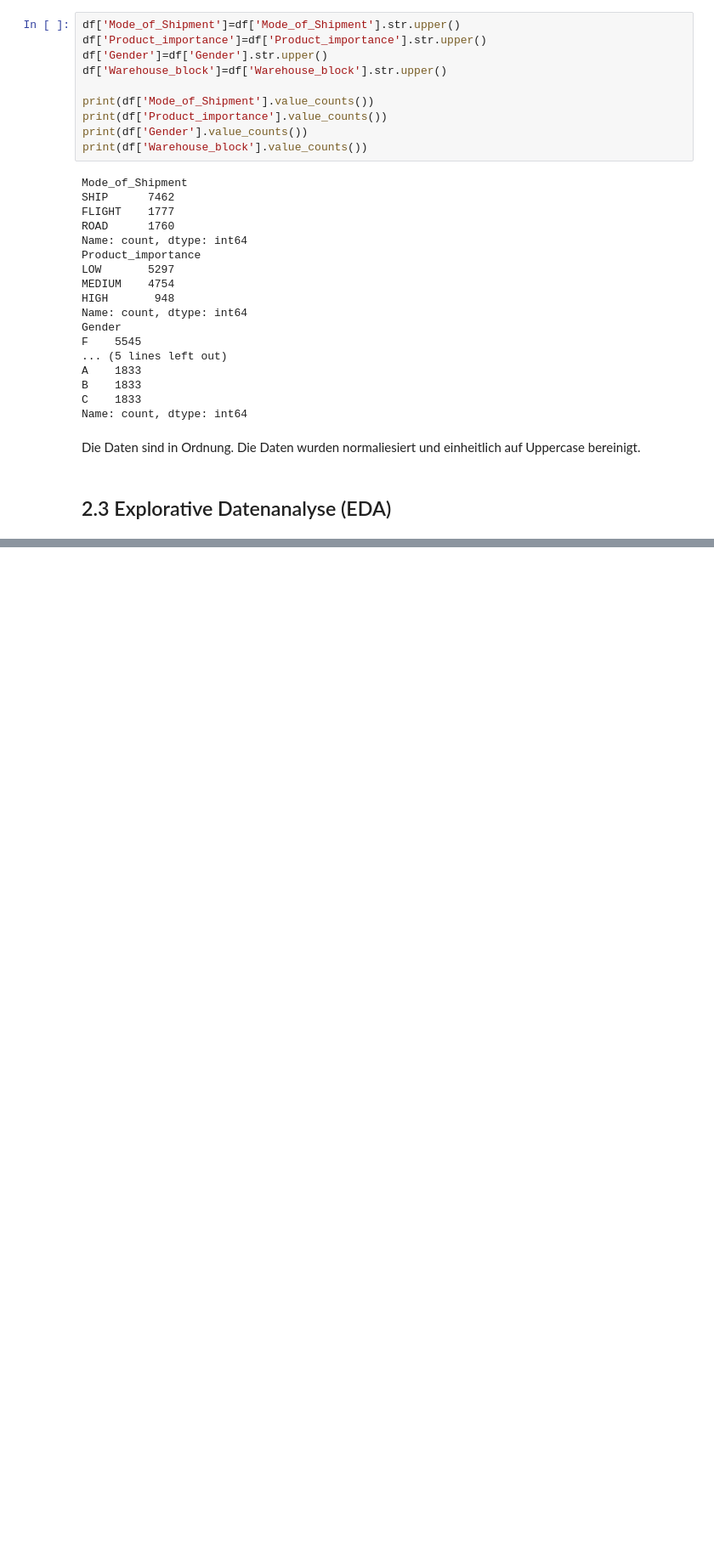
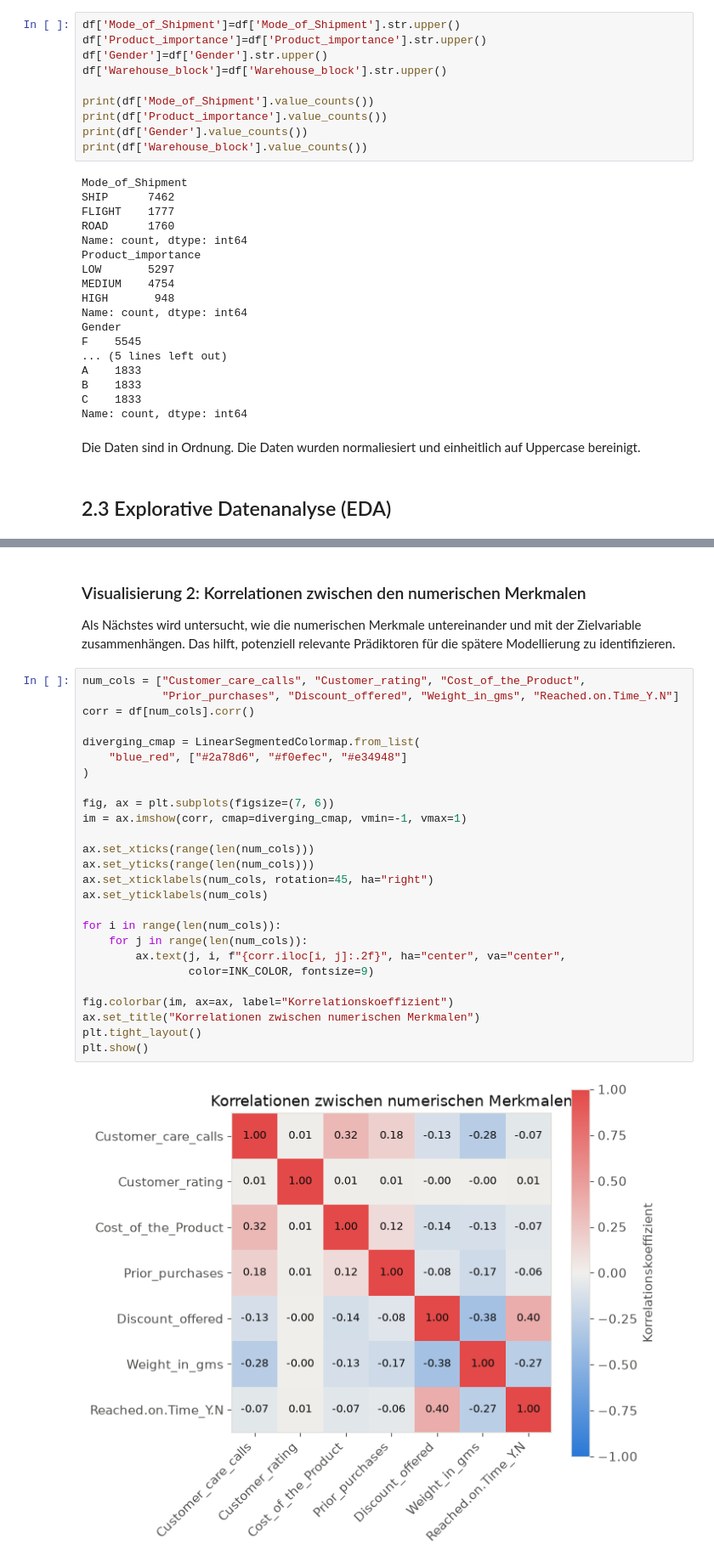
Before and after one commit to sheleut/Data-Science-E-Commerce, a Jupyter notebook: Notebook.ipynb, the cells around one changed output, grey strips where cells are left out. Shown at 85% size. Saved outputs shown, nothing was run; the diff lists cells and outputs as text; blank space fills up the shorter version.

```diff
--- a/Notebook.ipynb
+++ b/Notebook.ipynb
@@ -266,0 +313,32 @@ Die Daten sind in Ordnung. Die Daten wurden normaliesiert und einheitlich auf Up
+# %% [markdown]
+### Visualisierung 2: Korrelationen zwischen den numerischen Merkmalen
+
+Als Nächstes wird untersucht, wie die numerischen Merkmale untereinander und mit der Zielvariable zusammenhängen. Das hilft, potenziell relevante Prädiktoren für die spätere Modellierung zu identifizieren.
+# %%
+num_cols = ["Customer_care_calls", "Customer_rating", "Cost_of_the_Product",
+            "Prior_purchases", "Discount_offered", "Weight_in_gms", "Reached.on.Time_Y.N"]
+corr = df[num_cols].corr()
+
+diverging_cmap = LinearSegmentedColormap.from_list(
+    "blue_red", ["#2a78d6", "#f0efec", "#e34948"]
+)
+
+fig, ax = plt.subplots(figsize=(7, 6))
+im = ax.imshow(corr, cmap=diverging_cmap, vmin=-1, vmax=1)
+
+ax.set_xticks(range(len(num_cols)))
+ax.set_yticks(range(len(num_cols)))
+ax.set_xticklabels(num_cols, rotation=45, ha="right")
+ax.set_yticklabels(num_cols)
+
+for i in range(len(num_cols)):
+    for j in range(len(num_cols)):
+        ax.text(j, i, f"{corr.iloc[i, j]:.2f}", ha="center", va="center",
+                color=INK_COLOR, fontsize=9)
+
+fig.colorbar(im, ax=ax, label="Korrelationskoeffizient")
+ax.set_title("Korrelationen zwischen numerischen Merkmalen")
+plt.tight_layout()
+plt.show()
+# %% [output]
+[figure, added]
```
Also changed, not shown: parts of 20 cells of this notebook.
